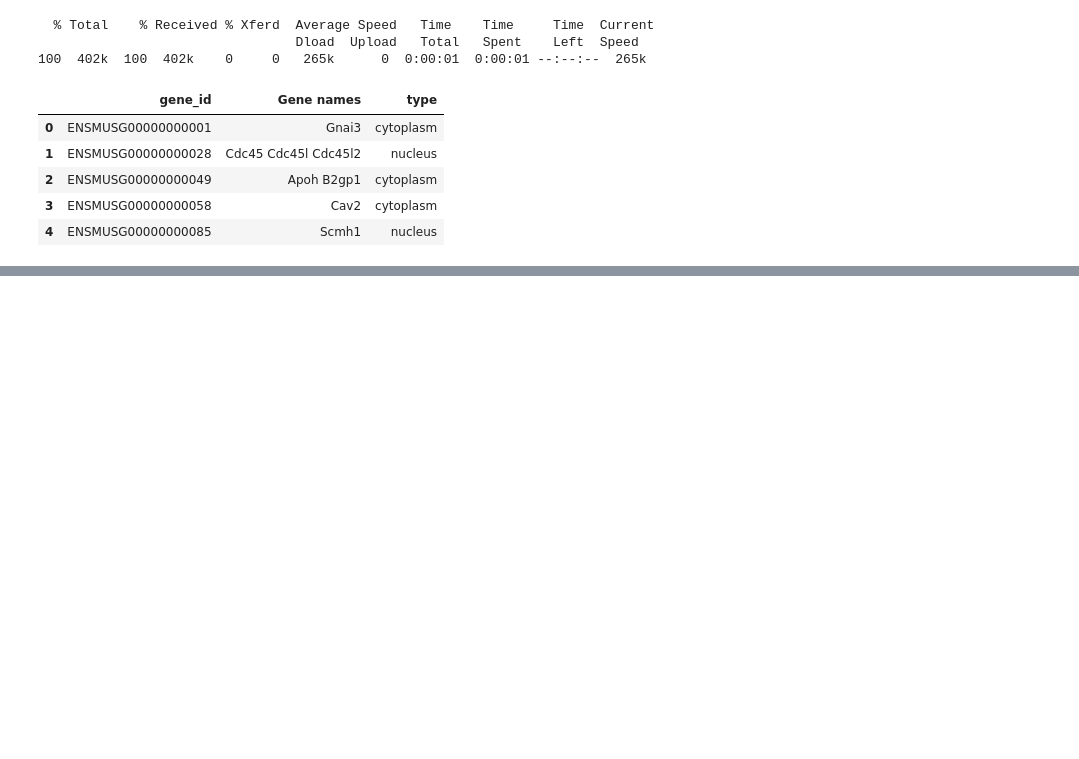
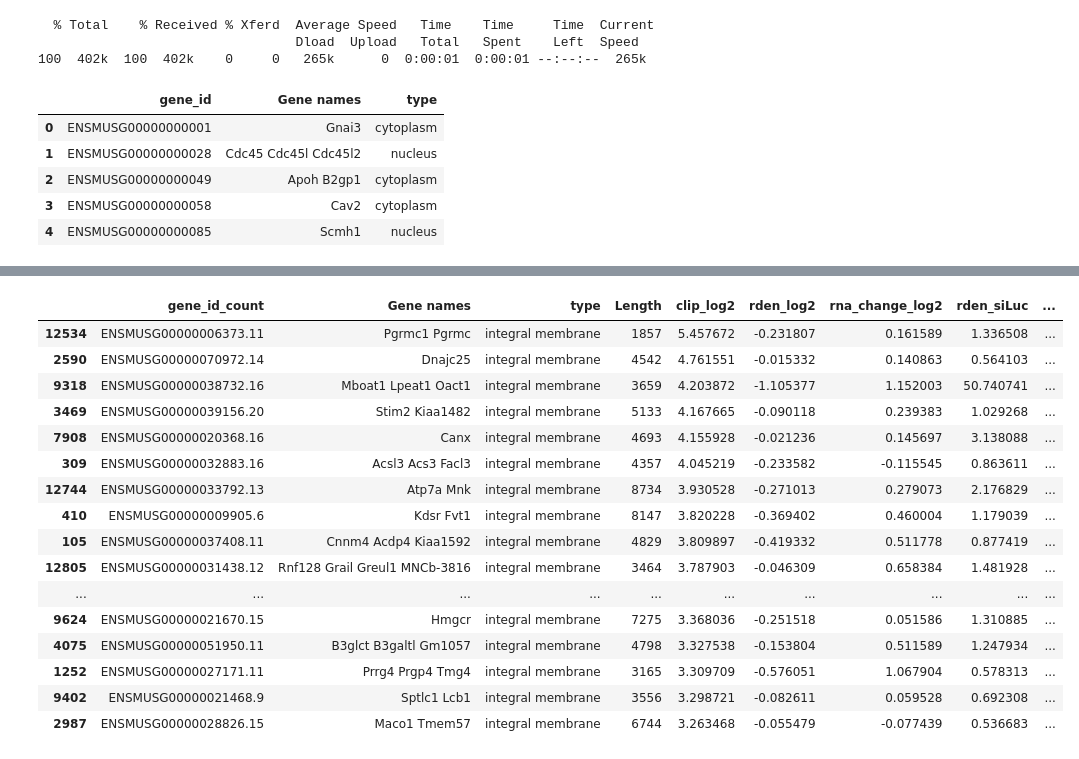
Before and after one commit to chaehyeonkim-lab/bioinformatics1, a Jupyter notebook: Binformatics_term_project.ipynb, the cells around one changed output, grey strips where cells are left out. Saved outputs shown, nothing was run; the diff lists cells and outputs as text; code cells hidden in the pictures; blank space fills up the shorter version.

```diff
--- a/Binformatics_term_project.ipynb
+++ b/Binformatics_term_project.ipynb
@@ -165,0 +350,45 @@ local.head()
+# %%
+escapees = merged[merged['group'] == 'Escapee ER target'].copy()
+
+# 해석하기 쉽게 정렬합니다.
+# 1순위: LIN28A 결합이 강한 것
+# 2순위: rden_log2가 낮은 것
+# 3순위: RNA 변화가 0에 가까운 것
+escapees['abs_rna_change'] = escapees['rna_change_log2'].abs()
+
+escapees = escapees.sort_values(
+    ['clip_log2', 'rden_log2', 'abs_rna_change'],
+    ascending=[False, True, True]
+)
+
+cols = [
+    'gene_id_count',
+    'Gene names',
+    'type',
+    'Length',
+    'clip_log2',
+    'rden_log2',
+    'rna_change_log2',
+    'rden_siLuc',
+    'rden_siLin28a'
+]
+
+escapees[cols].head(30)
+# %% [output]
+|  | gene_id_count | Gene names | type | Length | clip_log2 | rden_log2 | rna_change_log2 | rden_siLuc | ... |
+| 12534 | ENSMUSG00000006373.11 | Pgrmc1 Pgrmc | integral membrane | 1857 | 5.457672 | -0.231807 | 0.161589 | 1.336508 | ... |
+| 2590 | ENSMUSG00000070972.14 | Dnajc25 | integral membrane | 4542 | 4.761551 | -0.015332 | 0.140863 | 0.564103 | ... |
+| 9318 | ENSMUSG00000038732.16 | Mboat1 Lpeat1 Oact1 | integral membrane | 3659 | 4.203872 | -1.105377 | 1.152003 | 50.740741 | ... |
+| 3469 | ENSMUSG00000039156.20 | Stim2 Kiaa1482 | integral membrane | 5133 | 4.167665 | -0.090118 | 0.239383 | 1.029268 | ... |
+| 7908 | ENSMUSG00000020368.16 | Canx | integral membrane | 4693 | 4.155928 | -0.021236 | 0.145697 | 3.138088 | ... |
+| 309 | ENSMUSG00000032883.16 | Acsl3 Acs3 Facl3 | integral membrane | 4357 | 4.045219 | -0.233582 | -0.115545 | 0.863611 | ... |
+| 12744 | ENSMUSG00000033792.13 | Atp7a Mnk | integral membrane | 8734 | 3.930528 | -0.271013 | 0.279073 | 2.176829 | ... |
+| 410 | ENSMUSG00000009905.6 | Kdsr Fvt1 | integral membrane | 8147 | 3.820228 | -0.369402 | 0.460004 | 1.179039 | ... |
+| 105 | ENSMUSG00000037408.11 | Cnnm4 Acdp4 Kiaa1592 | integral membrane | 4829 | 3.809897 | -0.419332 | 0.511778 | 0.877419 | ... |
+| 12805 | ENSMUSG00000031438.12 | Rnf128 Grail Greul1 MNCb-3816 | integral membrane | 3464 | 3.787903 | -0.046309 | 0.658384 | 1.481928 | ... |
+| ... | ... | ... | ... | ... | ... | ... | ... | ... | ... |
+| 9624 | ENSMUSG00000021670.15 | Hmgcr | integral membrane | 7275 | 3.368036 | -0.251518 | 0.051586 | 1.310885 | ... |
+| 4075 | ENSMUSG00000051950.11 | B3glct B3galtl Gm1057 | integral membrane | 4798 | 3.327538 | -0.153804 | 0.511589 | 1.247934 | ... |
+| 1252 | ENSMUSG00000027171.11 | Prrg4 Prgp4 Tmg4 | integral membrane | 3165 | 3.309709 | -0.576051 | 1.067904 | 0.578313 | ... |
+| 9402 | ENSMUSG00000021468.9 | Sptlc1 Lcb1 | integral membrane | 3556 | 3.298721 | -0.082611 | 0.059528 | 0.692308 | ... |
+| 2987 | ENSMUSG00000028826.15 | Maco1 Tmem57 | integral membrane | 6744 | 3.263468 | -0.055479 | -0.077439 | 0.536683 | ... |
```
Also changed, not shown: parts of 8 cells of this notebook.
